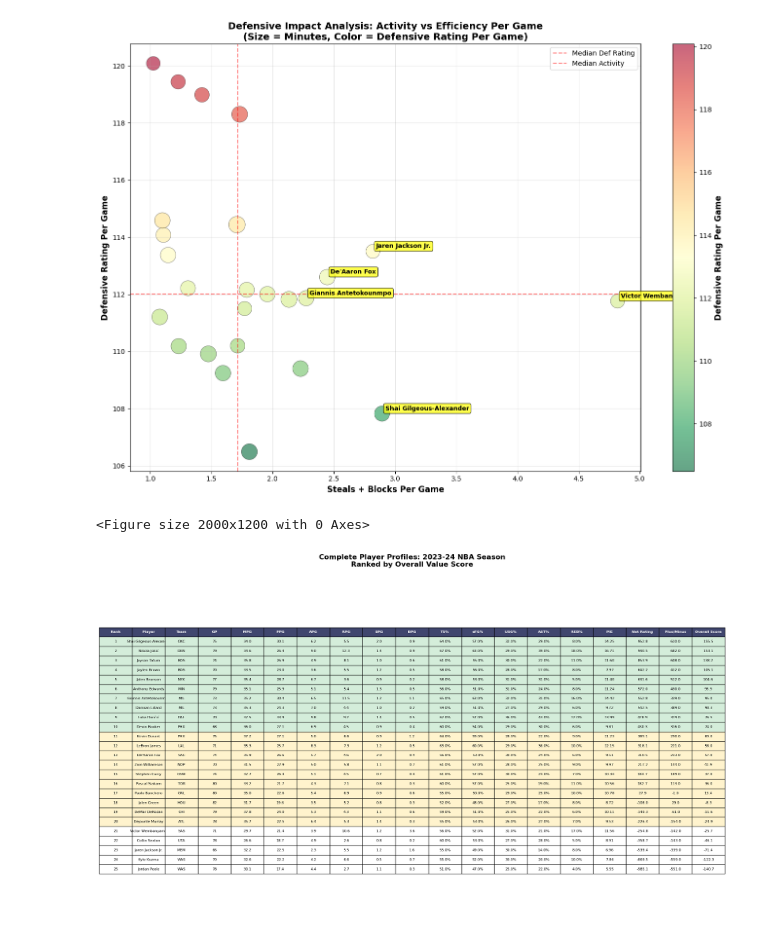
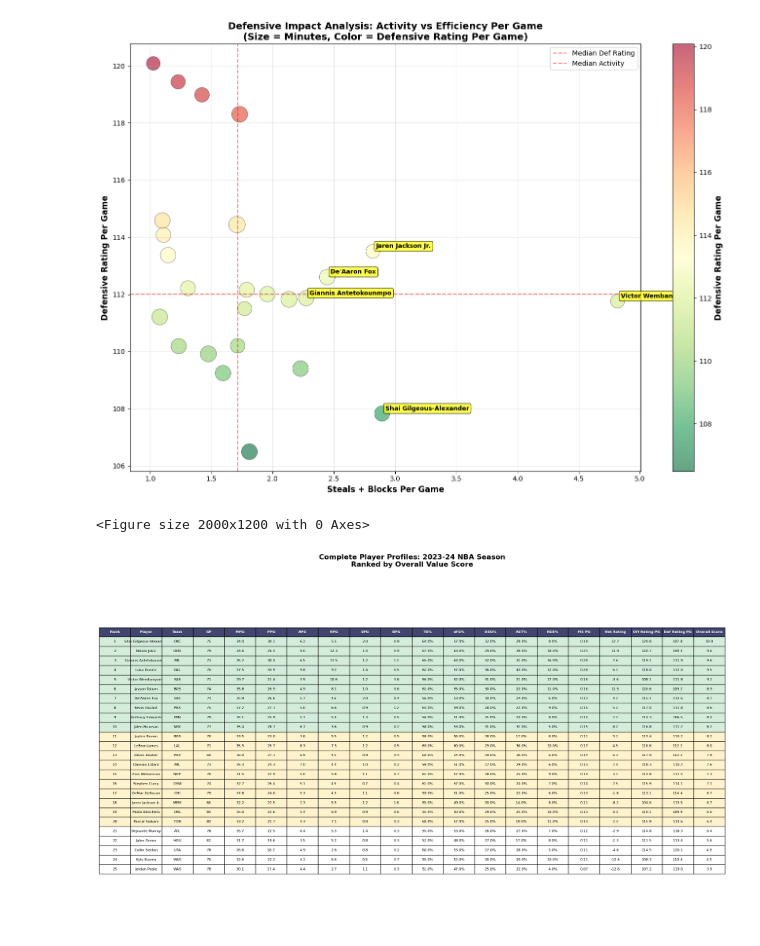
Before and after one commit to spon7ge/NBA-Rising-Stars-2023-24, a Jupyter notebook: file.ipynb, the cells around one changed output. Saved outputs shown, nothing was run; the diff lists cells and outputs as text; code cells hidden in the pictures.

Commit message:
fixed an issue were i was using totals instead of per game stats

```diff
--- a/file.ipynb
+++ b/file.ipynb
@@ -270,13 +271,15 @@ plt.figure(figsize=(16, 10))
 # Filter players with minimum games played for meaningful data
 min_games = 40
 filtered_res = res[res['GP'] >= min_games].copy()
-
+filtered_res['PIE_PG'] = filtered_res['PIE'] / filtered_res['GP']
+filtered_res['NET_RATING_PG'] = filtered_res['NET_RATING'] / filtered_res['GP']
+filtered_res['MIN_PG'] = filtered_res['MIN'] / filtered_res['GP']
 # Create the scatter plot
 scatter = plt.scatter(
-    filtered_res['NET_RATING'],
-    filtered_res['PIE'],
+    filtered_res['NET_RATING_PG'],
+    filtered_res['PIE_PG'],
     c=filtered_res['GP'],  # Color by games played
-    s=filtered_res['MIN'],  # Size by minutes played
+    s=filtered_res['MIN_PG'],  # Size by minutes played
     alpha=0.7,
     cmap='magma',
     edgecolors='black',
@@ -374,43 +377,60 @@ plt.show()
 # %% [output]
 [figure]
 # %%
+# Complete Player Profiles Dashboard
 plt.figure(figsize=(20, 12))
 
 # Filter for players with meaningful data
-min_games = 30
+min_games = 20
 profile_data = res[res['GP'] >= min_games].copy()
 
+# Calculate per-game metrics
 profile_data['PPG'] = profile_data['PTS'] / profile_data['GP']
 profile_data['APG'] = profile_data['AST'] / profile_data['GP']
 profile_data['RPG'] = profile_data['REB'] / profile_data['GP']
 profile_data['SPG'] = profile_data['STL'] / profile_data['GP']
 profile_data['BPG'] = profile_data['BLK'] / profile_data['GP']
 profile_data['MPG'] = profile_data['MIN'] / profile_data['GP']
+
+# Calculate proper percentage stats (they should be averages, not totals)
 profile_data['TS_PCT_AVG'] = profile_data['TS_PCT'] / profile_data['GP']
 profile_data['EFG_PCT_AVG'] = profile_data['EFG_PCT'] / profile_data['GP']
 profile_data['USG_PCT_AVG'] = profile_data['USG_PCT'] / profile_data['GP']
 profile_data['AST_PCT_AVG'] = profile_data['AST_PCT'] / profile_data['GP']
 profile_data['REB_PCT_AVG'] = profile_data['REB_PCT'] / profile_data['GP']
+
+# Calculate PIE per game and rating per game
+profile_data['PIE_PG'] = profile_data['PIE'] / profile_data['GP']
+profile_data['OFF_RATING_PG'] = profile_data['E_OFF_RATING'] / profile_data['GP']
+profile_data['DEF_RATING_PG'] = profile_data['E_DEF_RATING'] / profile_data['GP']
+profile_data['NET_RATING_PG'] = profile_data['NET_RATING'] / profile_data['GP']
+# profile_data['PLUS_MINUS_PG'] = profile_data['PLUS_MINUS'] / profile_data['GP']
+
+# Create comprehensive player profiles
 profiles = profile_data[[
     'PLAYER_NAME', 'TEAM_ABBREVIATION', 'GP', 'MPG', 'PPG', 'APG', 'RPG', 'SPG', 'BPG',
-    'TS_PCT_AVG', 'EFG_PCT_AVG', 'USG_PCT_AVG', 'AST_PCT_AVG', 'REB_PCT_AVG', 'PIE', 'NET_RATING',
-    'PLUS_MINUS', 'E_DEF_RATING', 'E_OFF_RATING'
+    'TS_PCT_AVG', 'EFG_PCT_AVG', 'USG_PCT_AVG', 'AST_PCT_AVG', 'REB_PCT_AVG',
+    'PIE_PG', 'NET_RATING_PG', 'OFF_RATING_PG', 'DEF_RATING_PG',
 ]].copy()
 
+# Round numerical columns
 numeric_cols = ['MPG', 'PPG', 'APG', 'RPG', 'SPG', 'BPG', 'TS_PCT_AVG', 'EFG_PCT_AVG',
-                'USG_PCT_AVG', 'AST_PCT_AVG', 'REB_PCT_AVG', 'PIE', 'NET_RATING', 'PLUS_MINUS',
-                'E_DEF_RATING', 'E_OFF_RATING']
+                'USG_PCT_AVG', 'AST_PCT_AVG', 'REB_PCT_AVG', 'PIE_PG', 'NET_RATING_PG',
+                'OFF_RATING_PG', 'DEF_RATING_PG']
 profiles[numeric_cols] = profiles[numeric_cols].round(2)
 
-# Created a comprehensive ranking system
+# Create a comprehensive ranking system
 profiles['OVERALL_SCORE'] = (
-    profiles['PIE'] * 0.25 +  # 25% weight to overall impact
-    (profiles['NET_RATING'] + 10) * 0.15 +  # 15% weight to net rating (normalized)
-    profiles['TS_PCT_AVG'] * 0.15 +  # 15% weight to shooting efficiency
-    (profiles['SPG'] + profiles['BPG']) * 10 * 0.1 +  # 10% weight to defensive activity
-    profiles['AST_PCT_AVG'] * 0.1 +  # 10% weight to playmaking
-    profiles['REB_PCT_AVG'] * 0.1 +  # 10% weight to rebounding
-    profiles['PPG'] * 0.15  # 15% weight to scoring
+    profiles['PIE_PG'] * 0.17 +  # 17% weight to overall impact per game
+    (profiles['NET_RATING_PG'] + 10) * 0.14 +  # 14% weight to net rating
+    profiles['TS_PCT_AVG'] * 0.11 +  # 11% weight to shooting efficiency
+    profiles['EFG_PCT_AVG'] * 0.08 +  # 8% weight to effective field goal percentage
+    (profiles['SPG'] + profiles['BPG']) * 10 * 0.10 +  # 10% weight to defensive activity
+    profiles['AST_PCT_AVG'] * 0.10 +  # 10% weight to playmaking
+    profiles['REB_PCT_AVG'] * 0.10 +  # 10% weight to rebounding
+    profiles['PPG'] * 0.14 +  # 14% weight to scoring
+    (profiles['OFF_RATING_PG'] / 10) * 0.03 +  # 3% weight to offensive rating per game
+    (120 - profiles['DEF_RATING_PG']) / 10 * 0.03  # 3% weight to defensive rating per game (inverted)
 )
 
 # Sort by overall score
@@ -419,7 +439,8 @@ fig, ax = plt.subplots(figsize=(20, 12))
 
 table_data = []
 headers = ['Rank', 'Player', 'Team', 'GP', 'MPG', 'PPG', 'APG', 'RPG', 'SPG', 'BPG',
-           'TS%', 'eFG%', 'USG%', 'AST%', 'REB%', 'PIE', 'Net Rating', 'Plus/Minus', 'Overall Score']
+           'TS%', 'eFG%', 'USG%', 'AST%', 'REB%', 'PIE PG', 'Net Rating',
+           'Off Rating PG', 'Def Rating PG', 'Overall Score']
 
 for i, (idx, player) in enumerate(profiles.head(25).iterrows()):
     row = [
@@ -438,43 +459,44 @@ for i, (idx, player) in enumerate(profiles.head(25).iterrows()):
         f"{player['USG_PCT_AVG']:.1%}",
         f"{player['AST_PCT_AVG']:.1%}",
         f"{player['REB_PCT_AVG']:.1%}",
-        f"{player['PIE']:.2f}",
-        f"{player['NET_RATING']:.1f}",
-        f"{player['PLUS_MINUS']:.1f}",
+        f"{player['PIE_PG']:.2f}",
+        f"{player['NET_RATING_PG']:.1f}",
+        f"{player['OFF_RATING_PG']:.1f}",
+        f"{player['DEF_RATING_PG']:.1f}",
         f"{player['OVERALL_SCORE']:.1f}"
     ]
     table_data.append(row)
 
 table = ax.table(cellText=table_data, colLabels=headers, cellLoc='center', loc='center')
 table.auto_set_font_size(False)
 table.set_fontsize(8)
 table.scale(1, 1.5)
 
 
 for i in range(len(headers)):
     table[(0, i)].set_facecolor('#40466e')
     table[(0, i)].set_text_props(weight='bold', color='white')
 
 for i in range(1, len(table_data) + 1):
     if i <= 10:
         color = '#d4edda'
     elif i <= 20:
         color = '#fff3cd'
     else:
         color = 'white'
 
     for j in range(len(headers)):
         table[(i, j)].set_facecolor(color)
 
 ax.set_title('Complete Player Profiles: 2023-24 NBA Season\nRanked by Overall Value Score',
              fontsize=16, fontweight='bold', pad=20)
 ax.axis('off')
 
 plt.tight_layout()
 plt.show()
 # %% [output]
 <Figure size 2000x1200 with 0 Axes>
-[figure, old version]
+[figure, new version]
 # %%
 print("\n" + "="*100)
 print("KEY INSIGHTS FROM COMPLETE PLAYER ANALYSIS")
```
Also changed, not shown: parts of 3 cells of this notebook.
